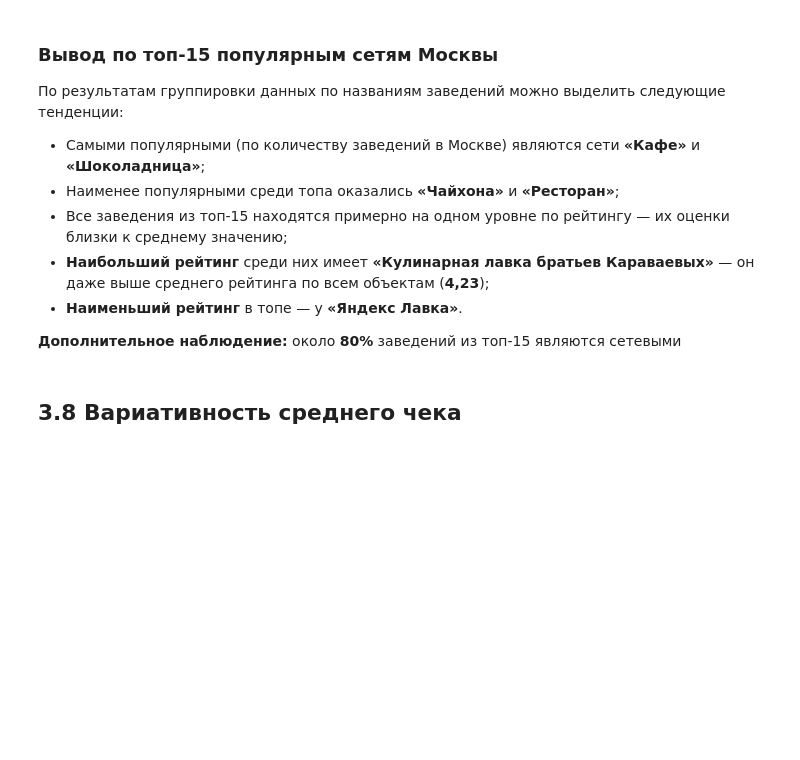
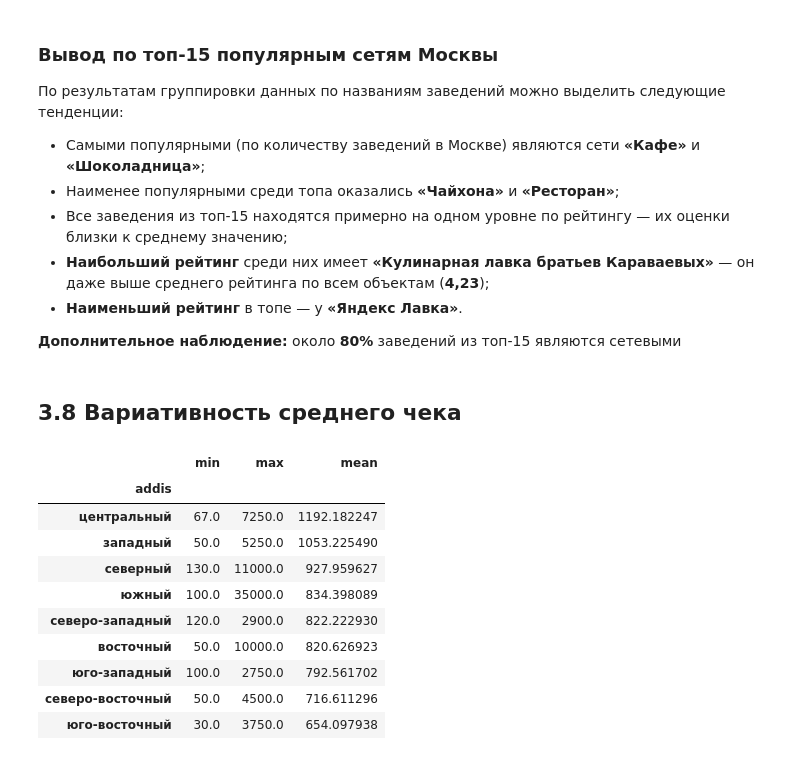
Before and after one commit to CAH0/Moscow_catering_market_research, a Jupyter notebook: File_analitics.ipynb, the cells around one changed output. Drawn from its saved outputs; the diff is of its cells as text; code cells hidden in the pictures; blank space fills up the shorter version.

```diff
--- a/File_analitics.ipynb
+++ b/File_analitics.ipynb
@@ -735,3 +735,20 @@ plt.show()
 **Дополнительное наблюдение:** около **80%** заведений из топ-15 являются сетевыми
 # %% [markdown]
 ## 3.8 Вариативность среднего чека
+# %%
+df_clean = df.copy()
+df_clean['middle_avg_bill'] = df_clean['middle_avg_bill'].replace([-1, -999, 0], pd.NA)
+
+df_clean.groupby('addis')['middle_avg_bill'].agg(['min', 'max', 'mean']).sort_values(by='mean', ascending=False)
+# %% [output]
+|  | min | max | mean |
+| addis |  |  |  |
+| центральный | 67.0 | 7250.0 | 1192.182247 |
+| западный | 50.0 | 5250.0 | 1053.225490 |
+| северный | 130.0 | 11000.0 | 927.959627 |
+| южный | 100.0 | 35000.0 | 834.398089 |
+| северо-западный | 120.0 | 2900.0 | 822.222930 |
+| восточный | 50.0 | 10000.0 | 820.626923 |
+| юго-западный | 100.0 | 2750.0 | 792.561702 |
+| северо-восточный | 50.0 | 4500.0 | 716.611296 |
+| юго-восточный | 30.0 | 3750.0 | 654.097938 |
```
Also changed, not shown: parts of 11 cells of this notebook.
